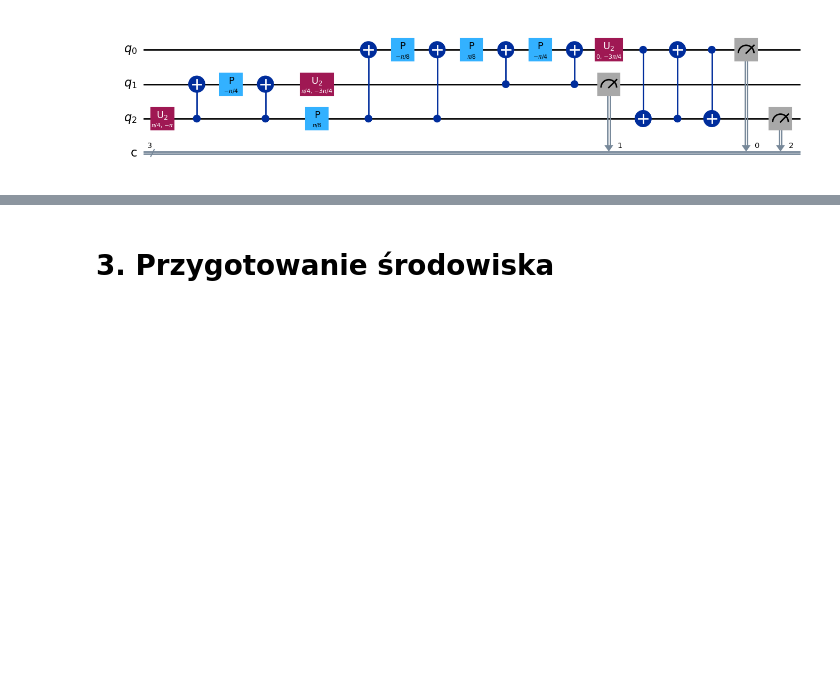
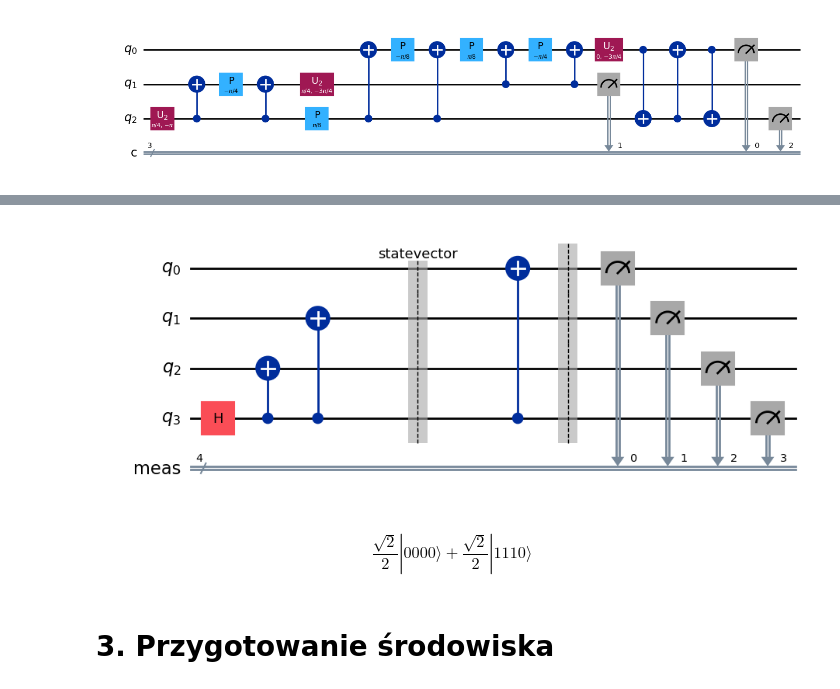
Before and after one commit to bojaruniec/ksi_dokt, a Jupyter notebook: deutsch_jozsa_opis.ipynb, the cells around one changed output, grey strips where cells are left out. Drawn from its saved outputs; the diff is of its cells as text; code cells hidden in the pictures; blank space fills up the shorter version.

```diff
--- a/deutsch_jozsa_opis.ipynb
+++ b/deutsch_jozsa_opis.ipynb
@@ -290,3 +334,23 @@ qc_t.draw('mpl')
+# %%
+qc = QuantumCircuit(4)
+qc.h(3)
+qc.cx(3,2)
+qc.cx(3,1)
+qc.save_statevector()
+qc.cx(3,0)
+qc.measure_all()
+qc.draw('mpl')
+# %% [output]
+[figure, added]
+# %%
+qc_aer = transpile(qc, backend = simulator_aer)
+qc_aer.draw('mpl')
+
+result = simulator_aer.run(qc_aer).result()
+ψ = result.get_statevector()
+ψ.draw('latex')
+# %% [output]
+$$\frac{\sqrt{2}}{2} |0000\rangle+\frac{\sqrt{2}}{2} |1110\rangle$$
 # %% [markdown]
 # 3. Przygotowanie środowiska
 # %% [markdown]
```
Also changed, not shown: parts of 10 cells of this notebook.
